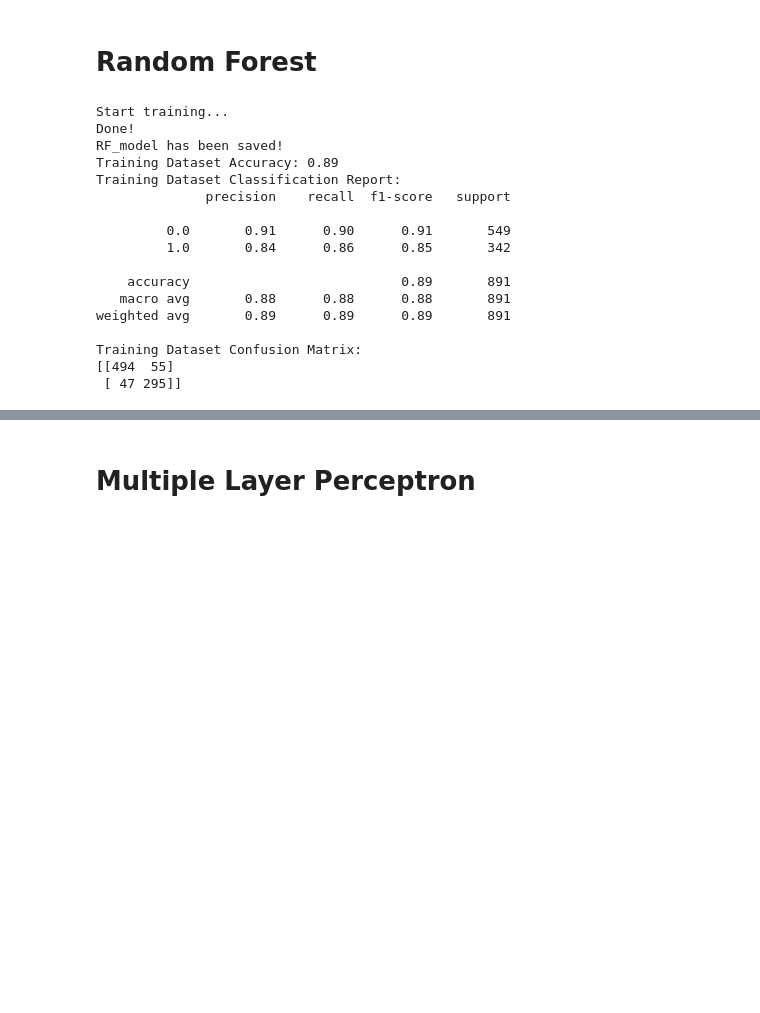
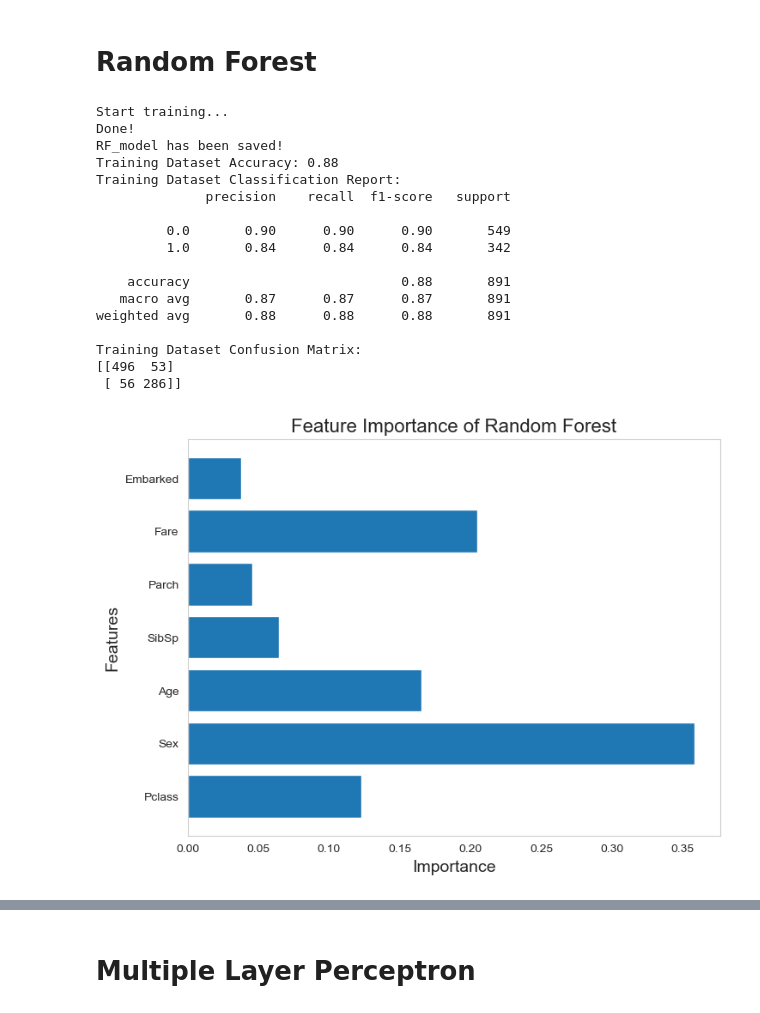
Before and after one commit to EpsilonZYJ/IntroductionToAI, a Jupyter notebook: Titanic.ipynb, the cells around one changed output, grey strips where cells are left out. Drawn from its saved outputs; the diff is of its cells as text; code cells hidden in the pictures; blank space fills up the shorter version.

```diff
--- a/Titanic.ipynb
+++ b/Titanic.ipynb
@@ -395,38 +425,60 @@ RF_model = RandomForestClassifier(
 
 print("Start training...")
 RF_model.fit(train_dataset, train_label)
 print("Done!")
 
 dump(RF_model, "Model/Titanic_RF_model.joblib")
 print("RF_model has been saved!")
 
 label_pred = RF_model.predict(train_dataset)
 # 计算准确率
 accuracy = accuracy_score(train_label, label_pred)
 print(f"Training Dataset Accuracy: {accuracy:.2f}")
 
 # 打印分类报告
 print("Training Dataset Classification Report:")
 print(classification_report(train_label, label_pred))
 
 # 打印混淆矩阵
 print("Training Dataset Confusion Matrix:")
 print(confusion_matrix(train_label, label_pred))
+
+feature_importance = RF_model.feature_importances_
+plt.figure(figsize=(8, 6))
+plt.barh(range(len(feature_importance)), feature_importance, tick_label=colunm_names)
+plt.title('Feature Importance of Random Forest', fontsize=16)
+plt.xlabel('Importance', fontsize=14)
+plt.ylabel('Features', fontsize=14)
+plt.grid()
+plt.savefig("Picture/Titanic/Titanic_RF_FeatureImportance_feature.png")
+plt.show()
+
+result = permutation_importance(RF_model, train_dataset, train_label, n_repeats=50)
+feature_importance = result.importances_mean
+plt.figure(figsize=(8, 6))
+plt.barh(range(len(feature_importance)), feature_importance, tick_label=colunm_names)
+plt.title('Feature Importance of Random Forest', fontsize=16)
+plt.xlabel('Importance', fontsize=14)
+plt.ylabel('Features', fontsize=14)
+plt.grid()
+plt.savefig("Picture/Titanic/Titanic_RF_FeatureImportance.png")
+plt.show()
 # %% [output]
 Start training...
 Done!
 RF_model has been saved!
-Training Dataset Accuracy: 0.89
+Training Dataset Accuracy: 0.88
 Training Dataset Classification Report:
               precision    recall  f1-score   support
 
-         0.0       0.91      0.90      0.91       549
-         1.0       0.84      0.86      0.85       342
+         0.0       0.90      0.90      0.90       549
+         1.0       0.84      0.84      0.84       342
 
-    accuracy                           0.89       891
-   macro avg       0.88      0.88      0.88       891
-weighted avg       0.89      0.89      0.89       891
+    accuracy                           0.88       891
+   macro avg       0.87      0.87      0.87       891
+weighted avg       0.88      0.88      0.88       891
 
 Training Dataset Confusion Matrix:
-[[494  55]
- [ 47 295]]
+[[496  53]
+ [ 56 286]]
+[figure, added]
```
Also changed, not shown: parts of 11 cells of this notebook, 14 other files.
